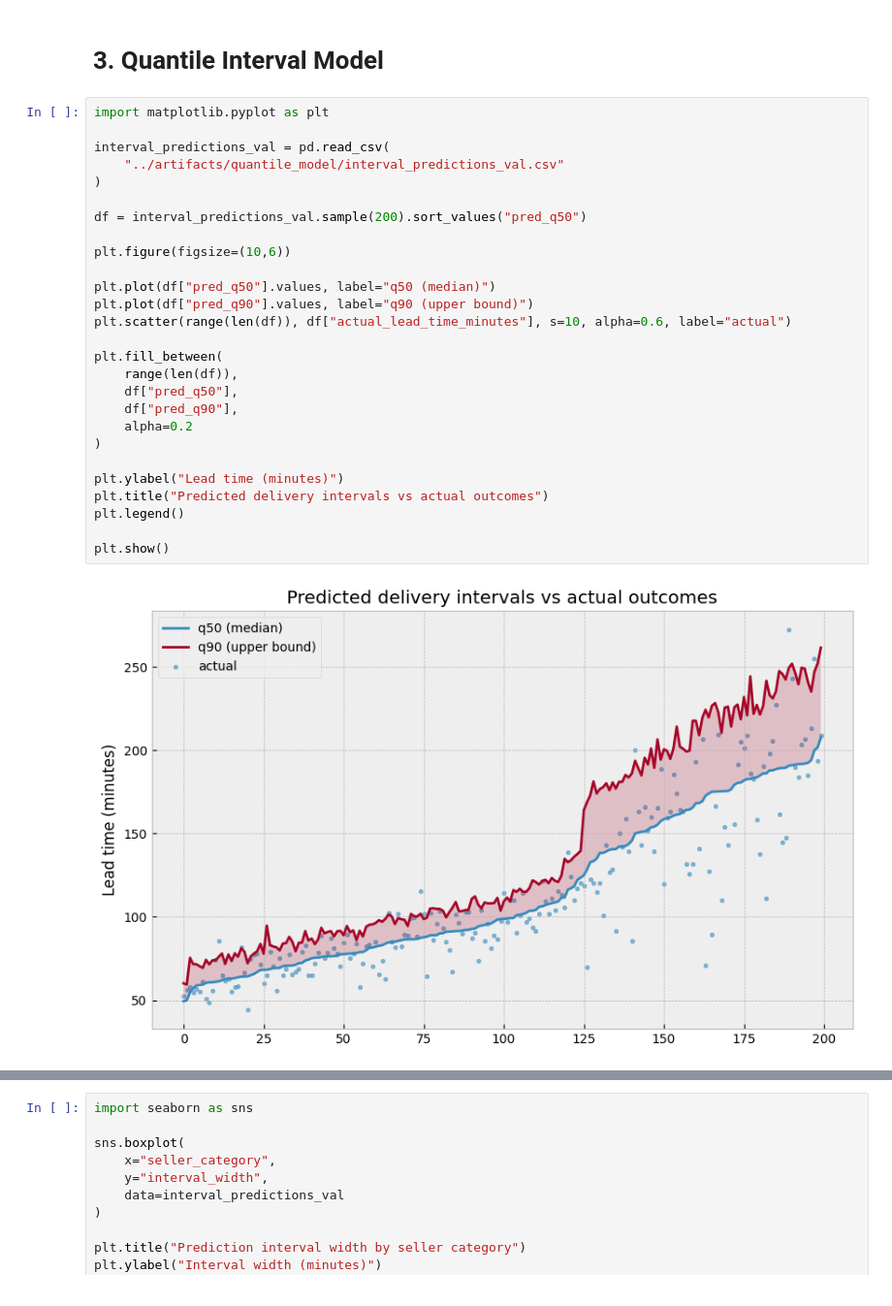
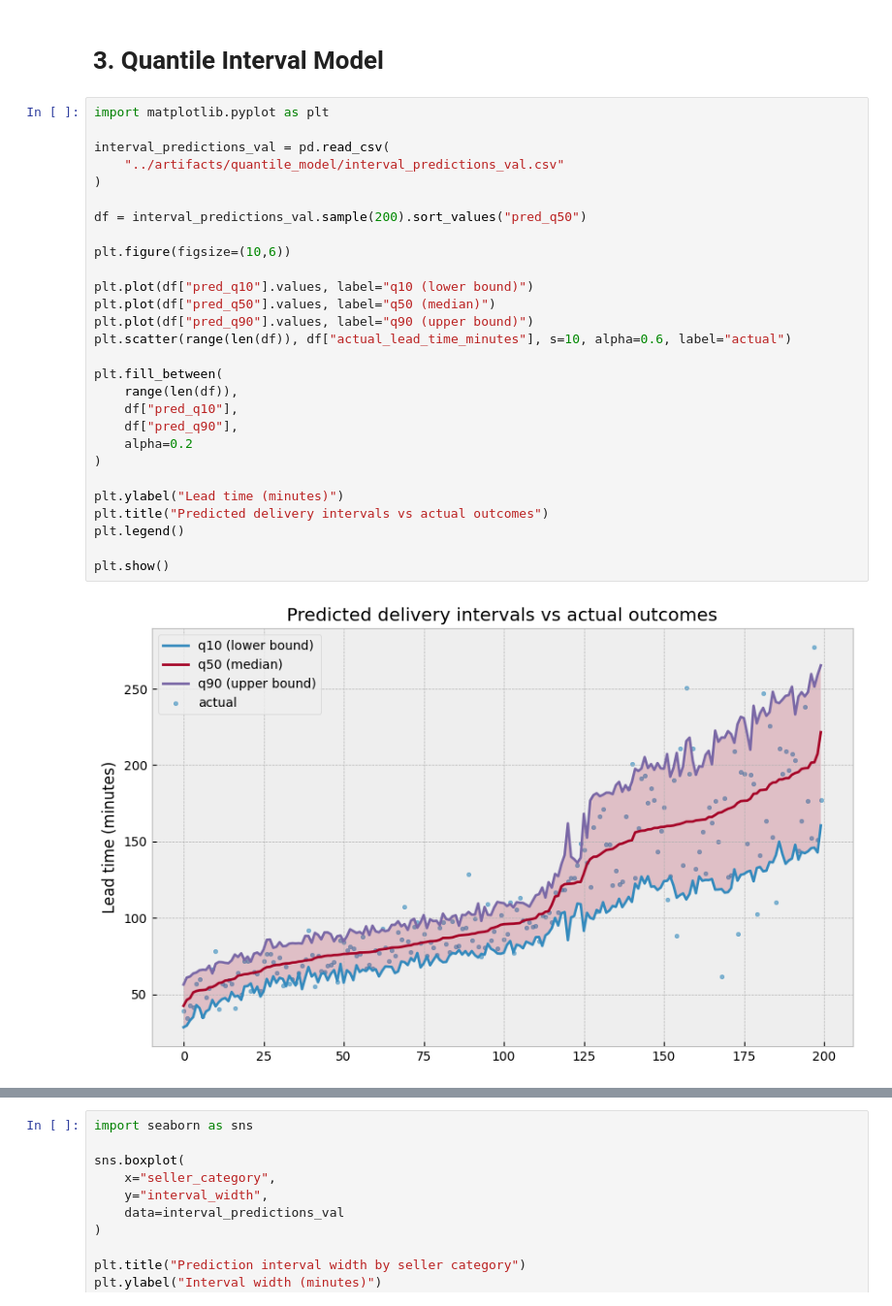
Before and after one commit to andres-troiano/shipping-delivery-promise, a Jupyter notebook: notebooks/results_demo.ipynb, the cells around one changed output, grey strips where cells are left out. Shown at 97% size. Saved outputs shown, nothing was run; the diff lists cells and outputs as text.

```diff
--- a/notebooks/results_demo.ipynb
+++ b/notebooks/results_demo.ipynb
@@ -235,32 +235,33 @@ Operationally, the model is relying on four broad driver groups: seller preparat
 # %%
 import matplotlib.pyplot as plt
 
 interval_predictions_val = pd.read_csv(
     "../artifacts/quantile_model/interval_predictions_val.csv"
 )
 
 df = interval_predictions_val.sample(200).sort_values("pred_q50")
 
 plt.figure(figsize=(10,6))
 
+plt.plot(df["pred_q10"].values, label="q10 (lower bound)")
 plt.plot(df["pred_q50"].values, label="q50 (median)")
 plt.plot(df["pred_q90"].values, label="q90 (upper bound)")
 plt.scatter(range(len(df)), df["actual_lead_time_minutes"], s=10, alpha=0.6, label="actual")
 
 plt.fill_between(
     range(len(df)),
-    df["pred_q50"],
+    df["pred_q10"],
     df["pred_q90"],
     alpha=0.2
 )
 
 plt.ylabel("Lead time (minutes)")
 plt.title("Predicted delivery intervals vs actual outcomes")
 plt.legend()
 
 plt.show()
 # %% [output]
-[figure, old version]
+[figure, new version]
 # %%
 import numpy as np
 import matplotlib.pyplot as plt
```
Also changed, not shown: parts of 2 cells of this notebook, 2 other files.
